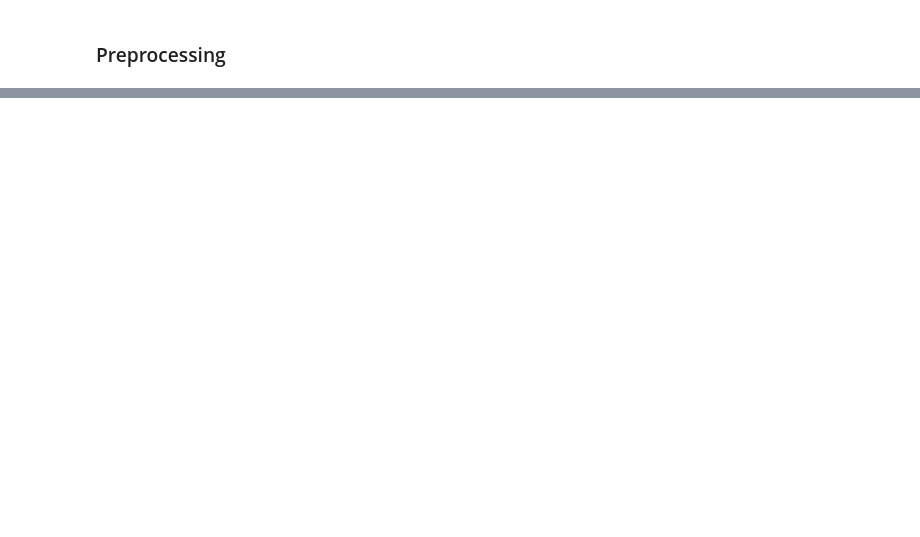
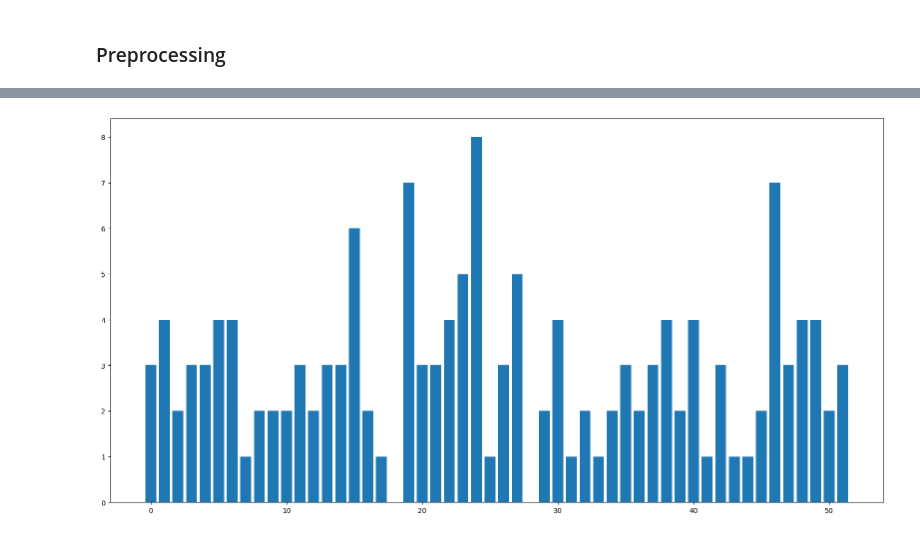
Before and after one commit to tjespe/texas-holdem-ai, a Jupyter notebook: train_nn.ipynb, the cells around one changed output, grey strips where cells are left out. Cells and saved outputs as stored; diff of their text form; code cells hidden in the pictures; blank space fills up the shorter version.

```diff
--- a/train_nn.ipynb
+++ b/train_nn.ipynb
@@ -183,3 +264,12 @@ plt.show()
+# %%
+# Check representation of possible public cards
+card_cols = [col for col in df.columns if col.startswith("public_card_")]
+card_counts = df[card_cols].sum()
+fig, ax = plt.subplots(figsize=(20, 10))
+plt.bar(range(len(card_counts)), card_counts)
+plt.show()
+# %% [output]
+[figure, added]
 # %%
 Y_columns = [col for col in df.columns if col.startswith('value_of_hand_')]
 X_columns = [col for col in df.columns if col not in Y_columns]
```
Also changed, not shown: parts of 11 cells of this notebook.
